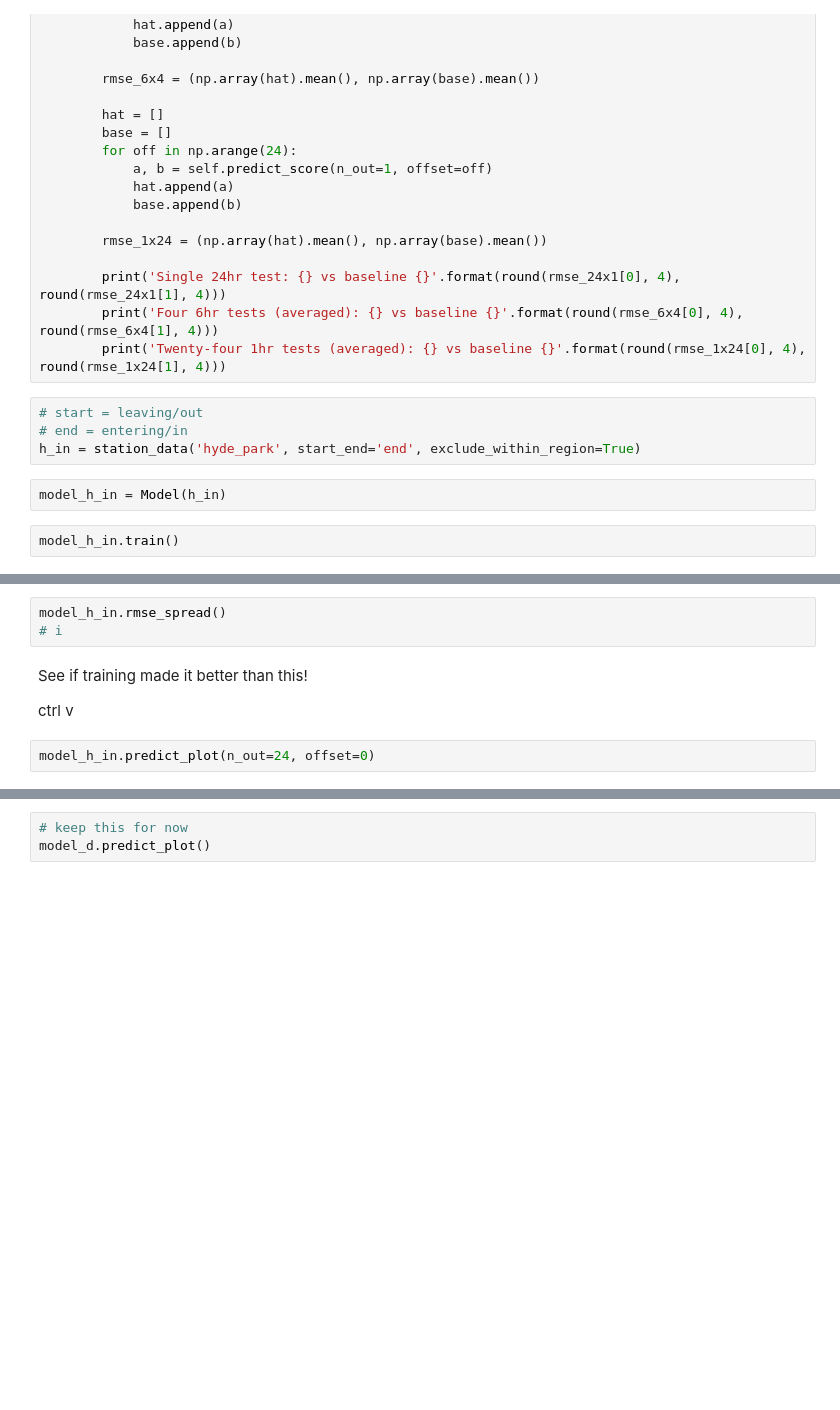
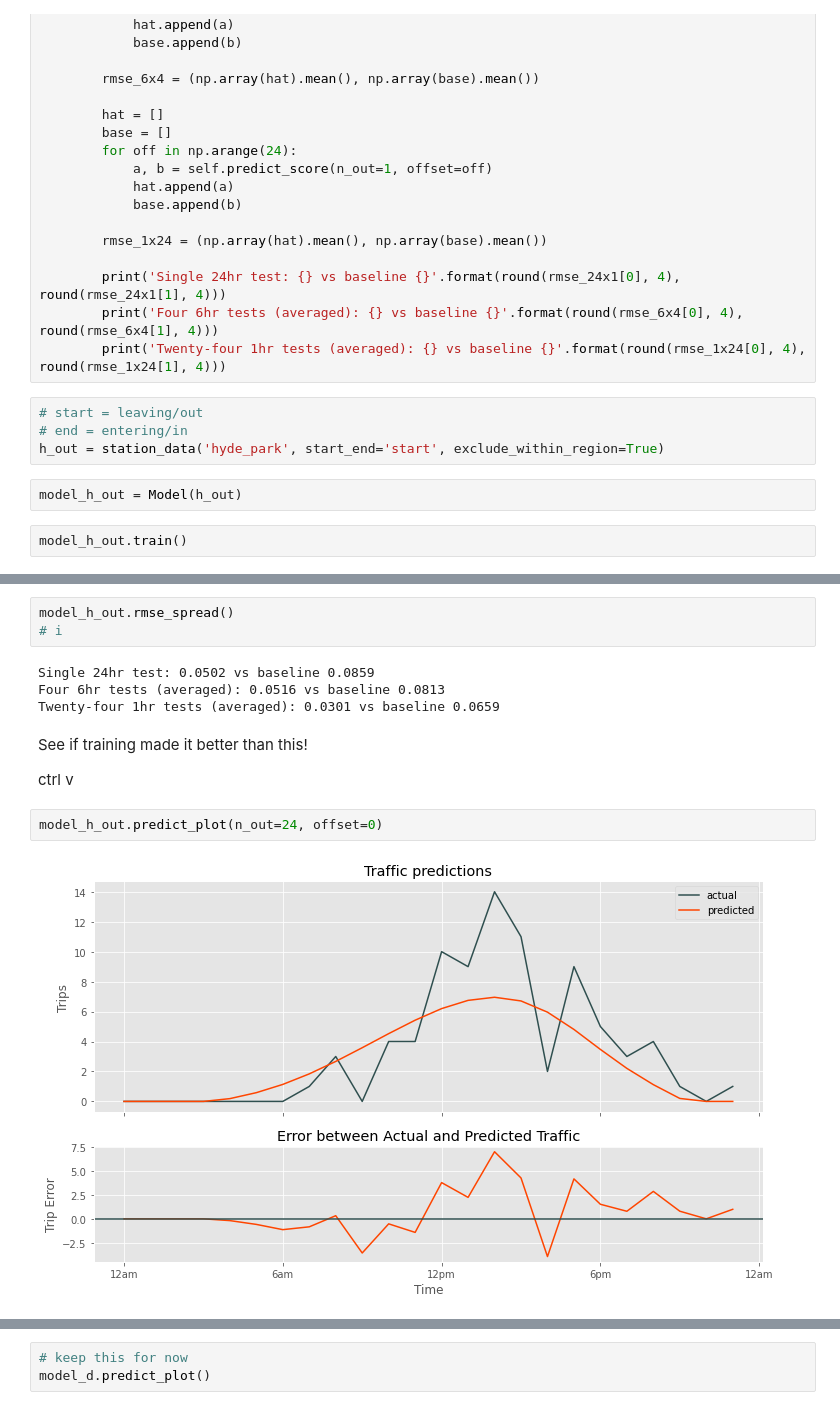
Before and after one commit to nick-kopy/Predicting-Bike-Rental-Station-Traffic, a Jupyter notebook: cap3.ipynb, the cells around one changed output, grey strips where cells are left out. Saved outputs shown, nothing was run; the diff lists cells and outputs as text; blank space fills up the shorter version.

```diff
--- a/cap3.ipynb
+++ b/cap3.ipynb
@@ -961,10 +961,10 @@ class Model:
 # %%
 # start = leaving/out
 # end = entering/in
-h_in = station_data('hyde_park', start_end='end', exclude_within_region=True)
+h_out = station_data('hyde_park', start_end='start', exclude_within_region=True)
 # %%
-model_h_in = Model(h_in)
+model_h_out = Model(h_out)
 # %%
-model_h_in.train()
+model_h_out.train()
 # %% [output]
 Epoch 1/50
@@ -971,11 +987,17 @@ Epoch 1/50
 # %%
-model_h_in.rmse_spread()
+model_h_out.rmse_spread()
 # i
+# %% [output]
+Single 24hr test: 0.0502 vs baseline 0.0859
+Four 6hr tests (averaged): 0.0516 vs baseline 0.0813
+Twenty-four 1hr tests (averaged): 0.0301 vs baseline 0.0659
 # %% [markdown]
 See if training made it better than this!
 
 ctrl v
 # %%
-model_h_in.predict_plot(n_out=24, offset=0)
+model_h_out.predict_plot(n_out=24, offset=0)
+# %% [output]
+[figure, added]
 # %%
 # save model (saves as a directory)
```
Also changed, not shown: parts of 2 cells of this notebook, 12 other files.
